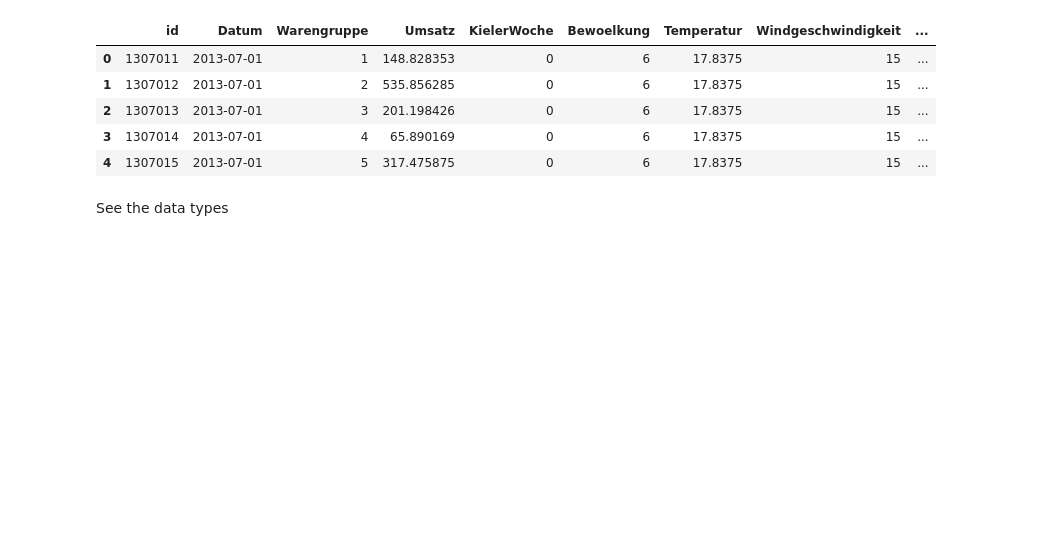
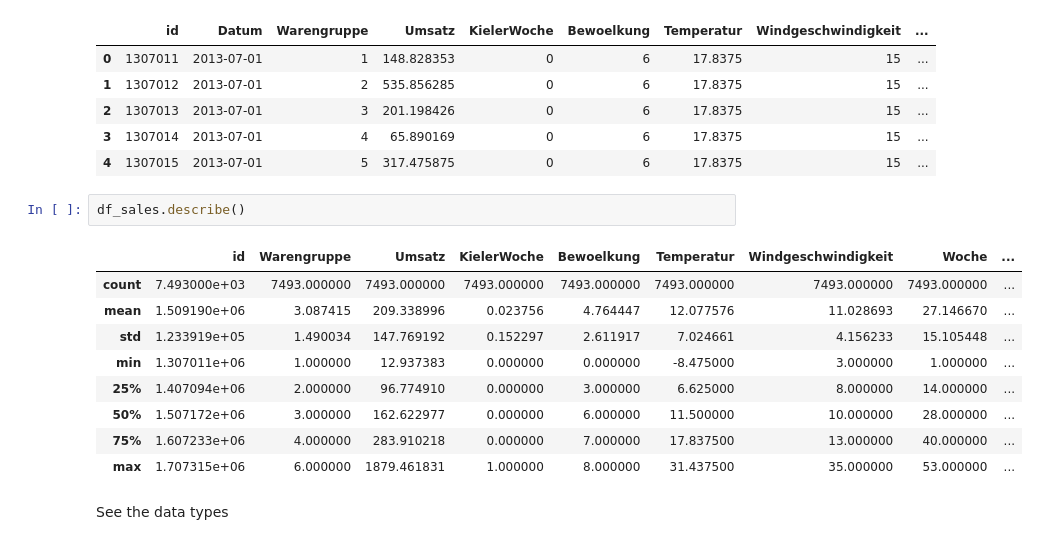
Before and after one commit to giuuusepeda/bakery_prediction, a Jupyter notebook: 2_BaselineModel/notebook/02_g_lin_reg_try.ipynb, the cells around one changed output. Cells and saved outputs as stored; diff of their text form; blank space fills up the shorter version.

```diff
--- a/2_BaselineModel/notebook/02_g_lin_reg_try.ipynb
+++ b/2_BaselineModel/notebook/02_g_lin_reg_try.ipynb
@@ -25,6 +25,18 @@ df_sales.head()
 | 2 | 1307013 | 2013-07-01 | 3 | 201.198426 | 0 | 6 | 17.8375 | 15 | ... |
 | 3 | 1307014 | 2013-07-01 | 4 | 65.890169 | 0 | 6 | 17.8375 | 15 | ... |
 | 4 | 1307015 | 2013-07-01 | 5 | 317.475875 | 0 | 6 | 17.8375 | 15 | ... |
+# %%
+df_sales.describe()
+# %% [output]
+|  | id | Warengruppe | Umsatz | KielerWoche | Bewoelkung | Temperatur | Windgeschwindigkeit | Woche | ... |
+| count | 7.493000e+03 | 7493.000000 | 7493.000000 | 7493.000000 | 7493.000000 | 7493.000000 | 7493.000000 | 7493.000000 | ... |
+| mean | 1.509190e+06 | 3.087415 | 209.338996 | 0.023756 | 4.764447 | 12.077576 | 11.028693 | 27.146670 | ... |
+| std | 1.233919e+05 | 1.490034 | 147.769192 | 0.152297 | 2.611917 | 7.024661 | 4.156233 | 15.105448 | ... |
+| min | 1.307011e+06 | 1.000000 | 12.937383 | 0.000000 | 0.000000 | -8.475000 | 3.000000 | 1.000000 | ... |
+| 25% | 1.407094e+06 | 2.000000 | 96.774910 | 0.000000 | 3.000000 | 6.625000 | 8.000000 | 14.000000 | ... |
+| 50% | 1.507172e+06 | 3.000000 | 162.622977 | 0.000000 | 6.000000 | 11.500000 | 10.000000 | 28.000000 | ... |
+| 75% | 1.607233e+06 | 4.000000 | 283.910218 | 0.000000 | 7.000000 | 17.837500 | 13.000000 | 40.000000 | ... |
+| max | 1.707315e+06 | 6.000000 | 1879.461831 | 1.000000 | 8.000000 | 31.437500 | 35.000000 | 53.000000 | ... |
 # %% [markdown]
 See the data types
 # %%
```
Also changed, not shown: parts of 8 cells of this notebook, 1 other file.
